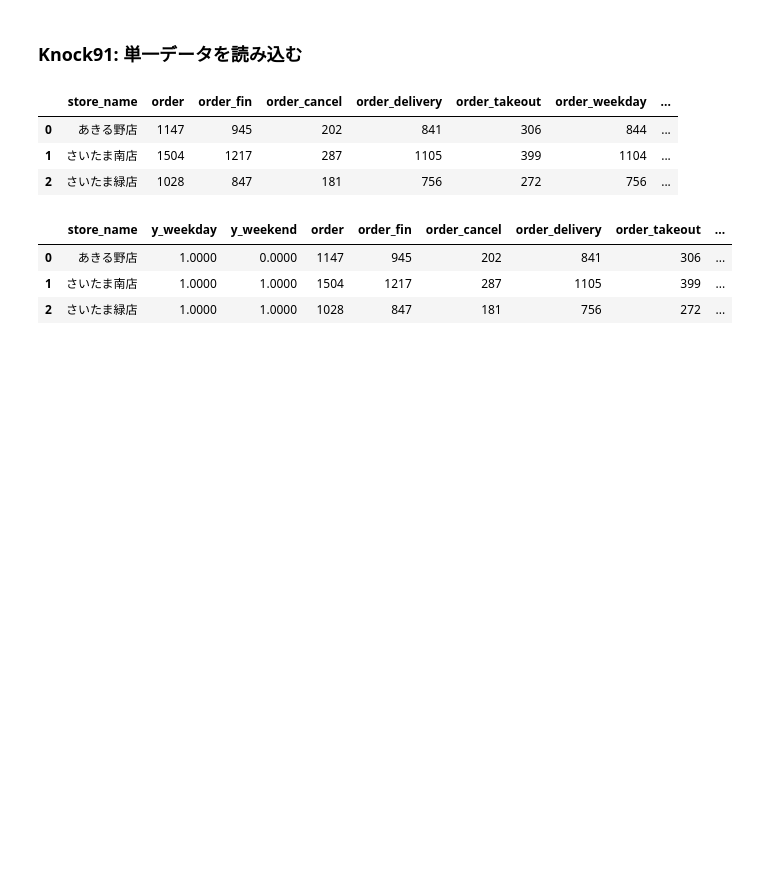
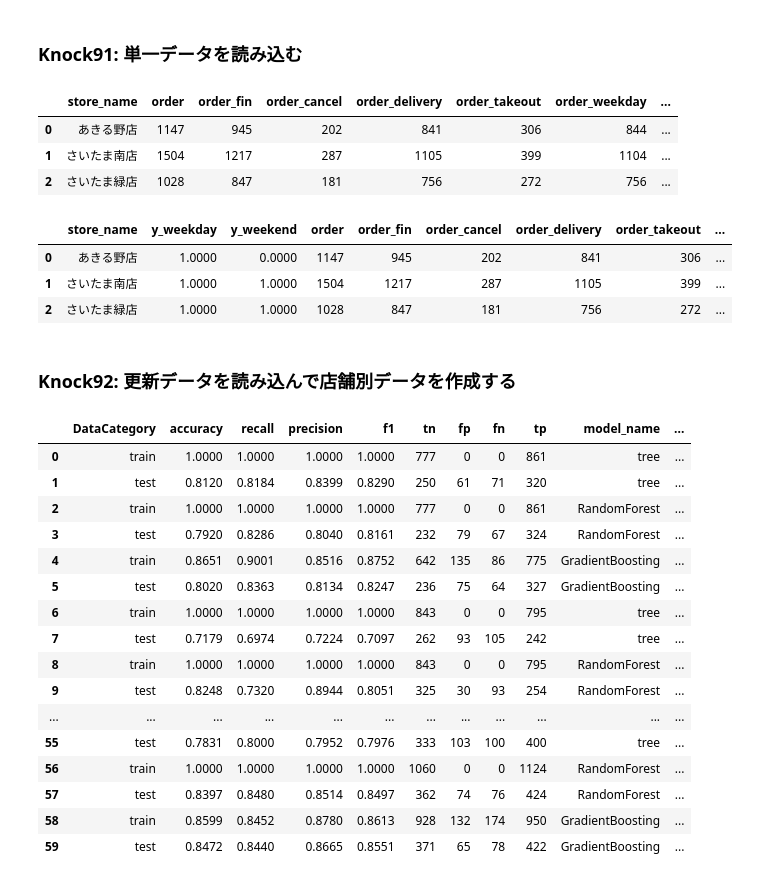
Before and after one commit to ginmaruGH/python-practical-machine-learning-system-100knocks, a Jupyter notebook: ch10/ch10.ipynb, the cells around one changed output. Cells and saved outputs as stored; diff of their text form; code cells hidden in the pictures; blank space fills up the shorter version.

Commit message:
Knock92: 更新データを読み込んで店舗別データを作成する

```diff
--- a/ch10/ch10.ipynb
+++ b/ch10/ch10.ipynb
@@ -68,3 +68,35 @@ display(ml_base_data.head(3))
 | 0 | あきる野店 | 1.0000 | 0.0000 | 1147 | 945 | 202 | 841 | 306 | ... |
 | 1 | さいたま南店 | 1.0000 | 1.0000 | 1504 | 1217 | 287 | 1105 | 399 | ... |
 | 2 | さいたま緑店 | 1.0000 | 1.0000 | 1028 | 847 | 181 | 756 | 272 | ... |
+# %% [markdown]
+### Knock92: 更新データを読み込んで店舗別データを作成する
+# %%
+# 精度評価結果の読み込み
+
+ml_results_dirs = os.listdir(output_ml_result_dir)
+score_all = []
+for ml_results_dir in ml_results_dirs:
+    score_file_path = os.path.join(output_ml_result_dir, ml_results_dir, "score.csv")
+    score_monthly = pd.read_csv(score_file_path)
+    score_monthly["dirs"] = ml_results_dir
+    score_all.append(score_monthly)
+score_all = pd.concat(score_all, ignore_index=True)
+display(score_all)
+# %% [output]
+|  | DataCategory | accuracy | recall | precision | f1 | tn | fp | fn | tp | model_name | ... |
+| 0 | train | 1.0000 | 1.0000 | 1.0000 | 1.0000 | 777 | 0 | 0 | 861 | tree | ... |
+| 1 | test | 0.8120 | 0.8184 | 0.8399 | 0.8290 | 250 | 61 | 71 | 320 | tree | ... |
+| 2 | train | 1.0000 | 1.0000 | 1.0000 | 1.0000 | 777 | 0 | 0 | 861 | RandomForest | ... |
+| 3 | test | 0.7920 | 0.8286 | 0.8040 | 0.8161 | 232 | 79 | 67 | 324 | RandomForest | ... |
+| 4 | train | 0.8651 | 0.9001 | 0.8516 | 0.8752 | 642 | 135 | 86 | 775 | GradientBoosting | ... |
+| 5 | test | 0.8020 | 0.8363 | 0.8134 | 0.8247 | 236 | 75 | 64 | 327 | GradientBoosting | ... |
+| 6 | train | 1.0000 | 1.0000 | 1.0000 | 1.0000 | 843 | 0 | 0 | 795 | tree | ... |
+| 7 | test | 0.7179 | 0.6974 | 0.7224 | 0.7097 | 262 | 93 | 105 | 242 | tree | ... |
+| 8 | train | 1.0000 | 1.0000 | 1.0000 | 1.0000 | 843 | 0 | 0 | 795 | RandomForest | ... |
+| 9 | test | 0.8248 | 0.7320 | 0.8944 | 0.8051 | 325 | 30 | 93 | 254 | RandomForest | ... |
+| ... | ... | ... | ... | ... | ... | ... | ... | ... | ... | ... | ... |
+| 55 | test | 0.7831 | 0.8000 | 0.7952 | 0.7976 | 333 | 103 | 100 | 400 | tree | ... |
+| 56 | train | 1.0000 | 1.0000 | 1.0000 | 1.0000 | 1060 | 0 | 0 | 1124 | RandomForest | ... |
+| 57 | test | 0.8397 | 0.8480 | 0.8514 | 0.8497 | 362 | 74 | 76 | 424 | RandomForest | ... |
+| 58 | train | 0.8599 | 0.8452 | 0.8780 | 0.8613 | 928 | 132 | 174 | 950 | GradientBoosting | ... |
+| 59 | test | 0.8472 | 0.8440 | 0.8665 | 0.8551 | 371 | 65 | 78 | 422 | GradientBoosting | ... |
```
Also changed, not shown: parts of 2 cells of this notebook.
